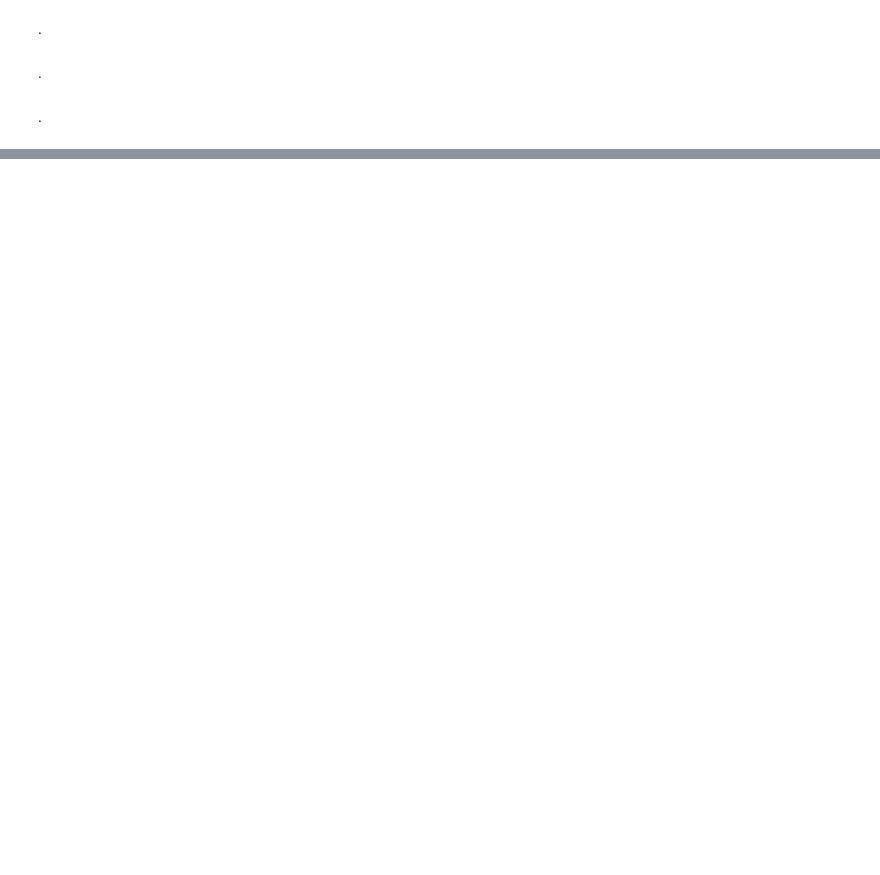
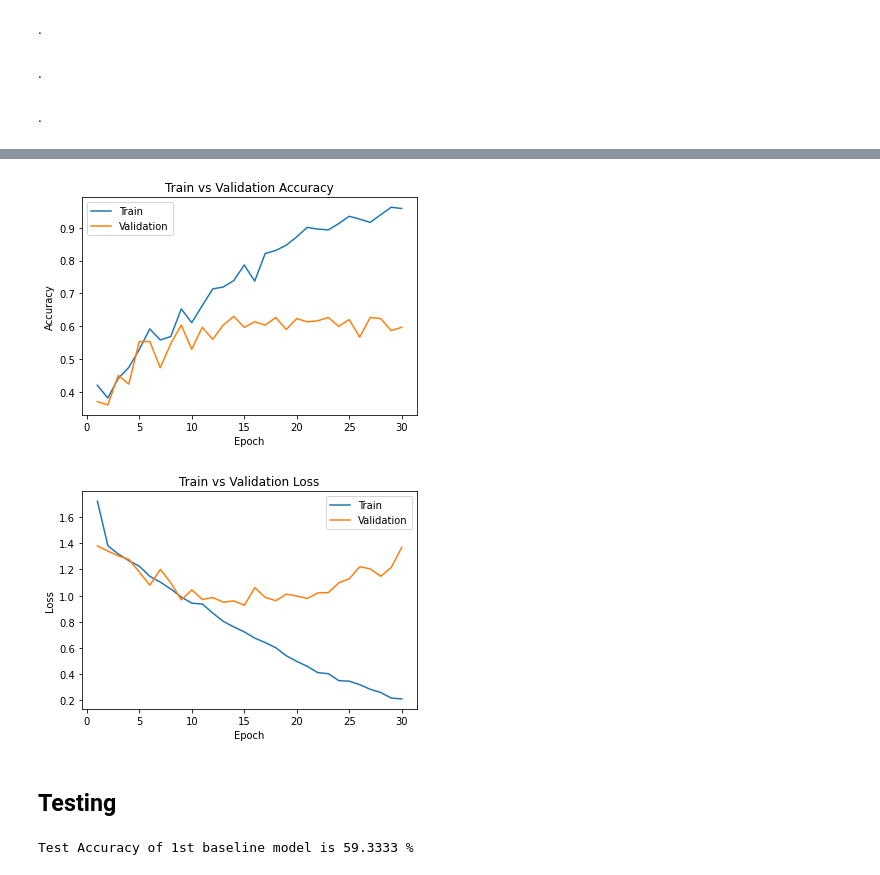
Before and after one commit to gilhwang/waste_classification, a Jupyter notebook: APS360_Team_3_Waste_Classification_Project_(Final).ipynb, the cells around one changed output, grey strips where cells are left out. Cells and saved outputs as stored; diff of their text form; code cells hidden in the pictures; blank space fills up the shorter version.

```diff
--- a/APS360_Team_3_Waste_Classification_Project_(Final).ipynb
+++ b/APS360_Team_3_Waste_Classification_Project_(Final).ipynb
@@ -837,0 +659,16 @@ for i in range(0, len(classes)):
+# %%
+# Define hyperparameters
+kernel_size = 3
+batch_size = 64
+learning_rate = 0.001
+num_epoch = 30
+weight_decay = 0.01
+
+# Create instance of model
+baseline_net1 = BaselineNet1(224, kernel_size)
+
+# Use GPU accelerator if possible
+if use_cuda and torch.cuda.is_available():
+  baseline_net1.cuda()
+
+train_net(baseline_net1, batch_size, learning_rate, num_epoch, weight_decay=0.01)
@@ -837,0 +694,22 @@ for i in range(0, len(classes)):
+# %%
+# Plot training/validation curves
+model_path = get_model_path(baseline_net1.name, batch_size, learning_rate, num_epoch-1)
+plot_training_curve(model_path)
+# %% [output]
+[figure, added]
+[figure, added]
+# %% [markdown]
+## Testing
+# %%
+#Based on Lab 3
+model_path = get_model_path(baseline_net1.name, batch_size, learning_rate, num_epoch-1)
+state = torch.load(model_path)
+baseline_net1.load_state_dict(state)
+
+_, _, test_loader= get_data_loader(64)
+
+baseline1_test_accuracy = get_accuracy(baseline_net1, test_loader)
+print('Test Accuracy of 1st baseline model is {:.4f} %'.format(
+                                                      baseline1_test_accuracy*100))
+# %% [output]
+Test Accuracy of 1st baseline model is 59.3333 %
```
Also changed, not shown: parts of 55 cells of this notebook.
